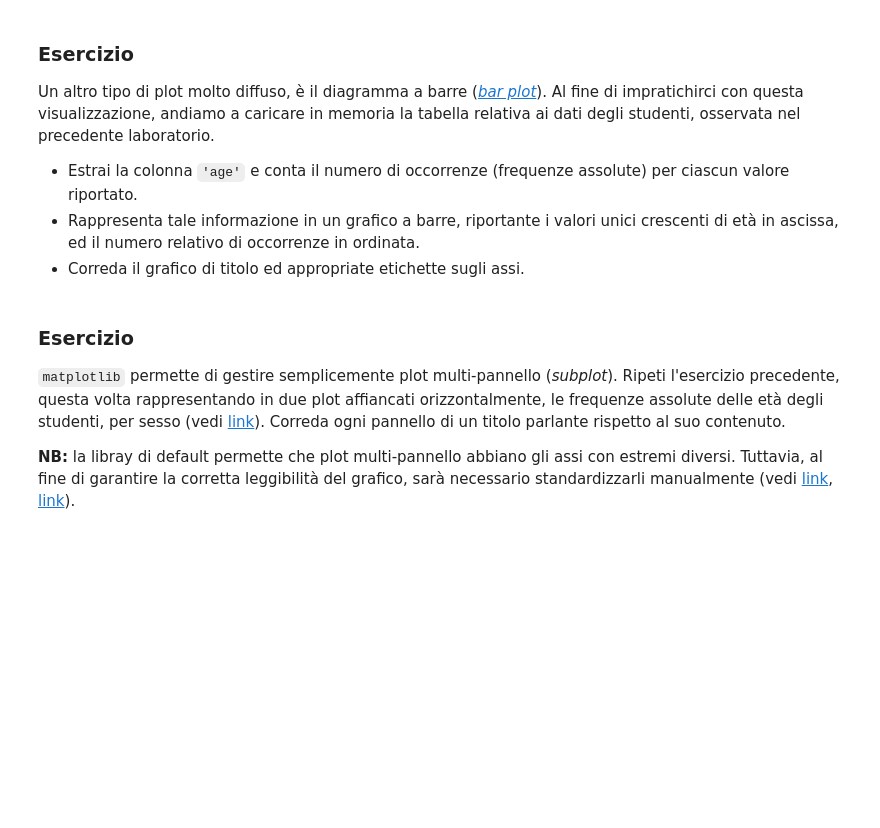
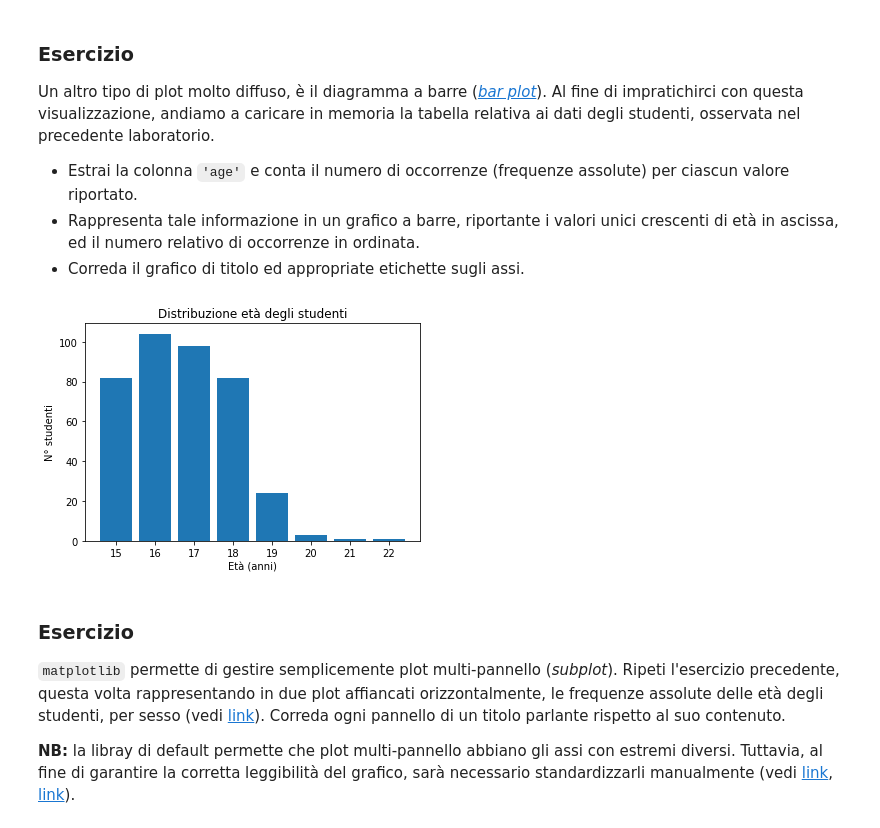
Before and after one commit to advana-hub/modulo-dima-2021, a Jupyter notebook: lezioni/01/soluzioni/lez_1_9_sol_python_intro_matplotlib.ipynb, the cells around one changed output. Saved outputs shown, nothing was run; the diff lists cells and outputs as text; code cells hidden in the pictures; blank space fills up the shorter version.

```diff
--- a/lezioni/01/soluzioni/lez_1_9_sol_python_intro_matplotlib.ipynb
+++ b/lezioni/01/soluzioni/lez_1_9_sol_python_intro_matplotlib.ipynb
@@ -111,19 +129,21 @@ Un altro tipo di plot molto diffuso, è il diagramma a barre ([*bar plot*](https
 * Rappresenta tale informazione in un grafico a barre, riportante i valori unici crescenti di età in ascissa, ed il numero relativo di occorrenze in ordinata.
 * Correda il grafico di titolo ed appropriate etichette sugli assi.
 # %%
-df = pd.read_json('data/mat-students.json')
+df = pd.read_json('../data/mat-students.json')
 ages = (df['age']
         .value_counts()
         .to_frame()
         .rename({'age': 'counts'}, axis=1)
         .reset_index()
         .rename({'index': 'age'}, axis=1)
         .sort_values(by='age', ascending=False))
 
 plt.bar(ages['age'], ages['counts'])
 plt.ylabel('N° studenti')
 plt.xlabel('Età (anni)')
 plt.title('Distribuzione età degli studenti');
+# %% [output]
+[figure, added]
 # %% [markdown]
 ### Esercizio
 `matplotlib` permette di gestire semplicemente plot multi-pannello (*subplot*). Ripeti l'esercizio precedente, questa volta rappresentando in due plot affiancati orizzontalmente, le frequenze assolute delle età degli studenti, per sesso (vedi [link](https://matplotlib.org/stable/api/_as_gen/matplotlib.pyplot.subplots.html)). Correda ogni pannello di un titolo parlante rispetto al suo contenuto.
```
Also changed, not shown: parts of 10 cells of this notebook, 2 other files.
